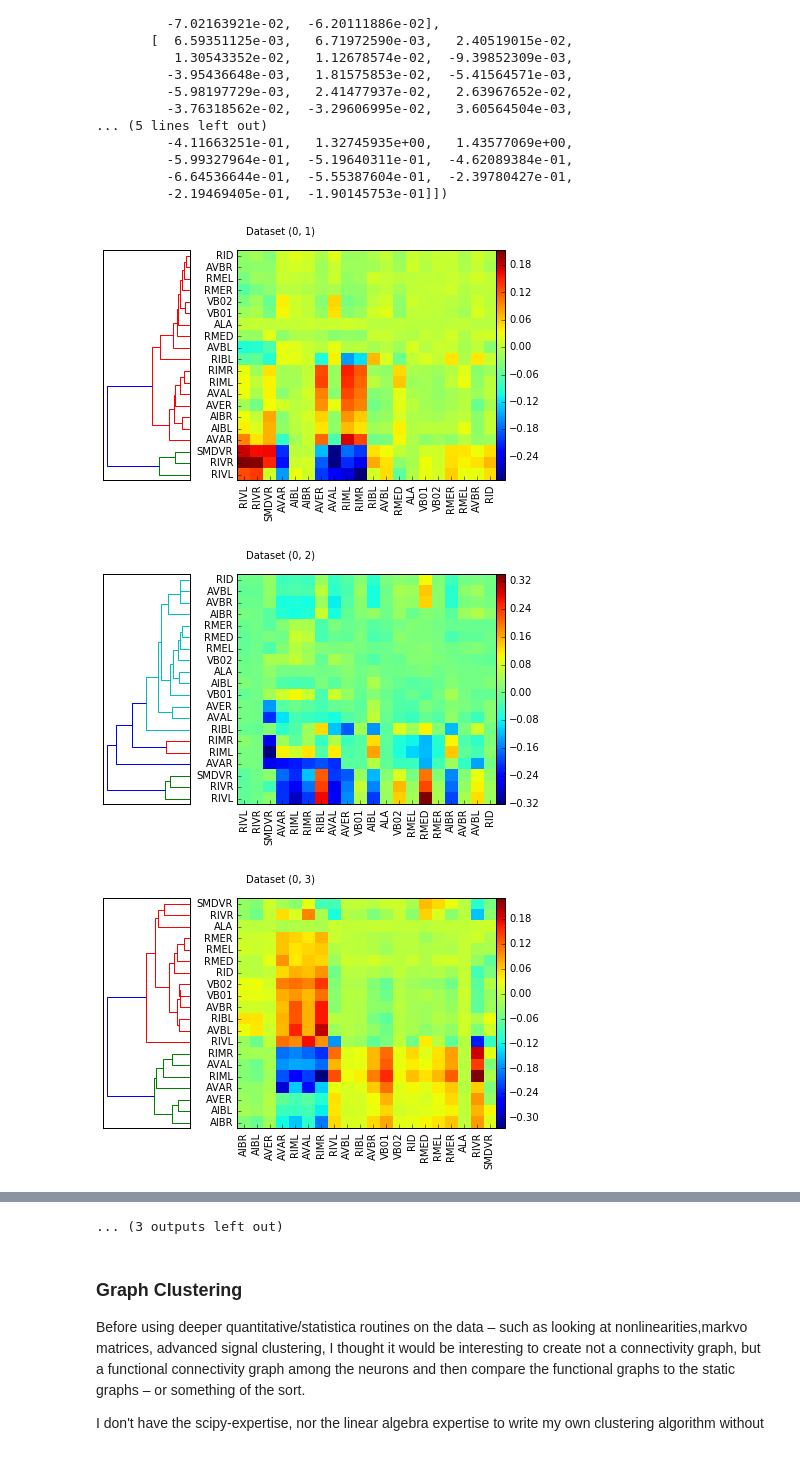
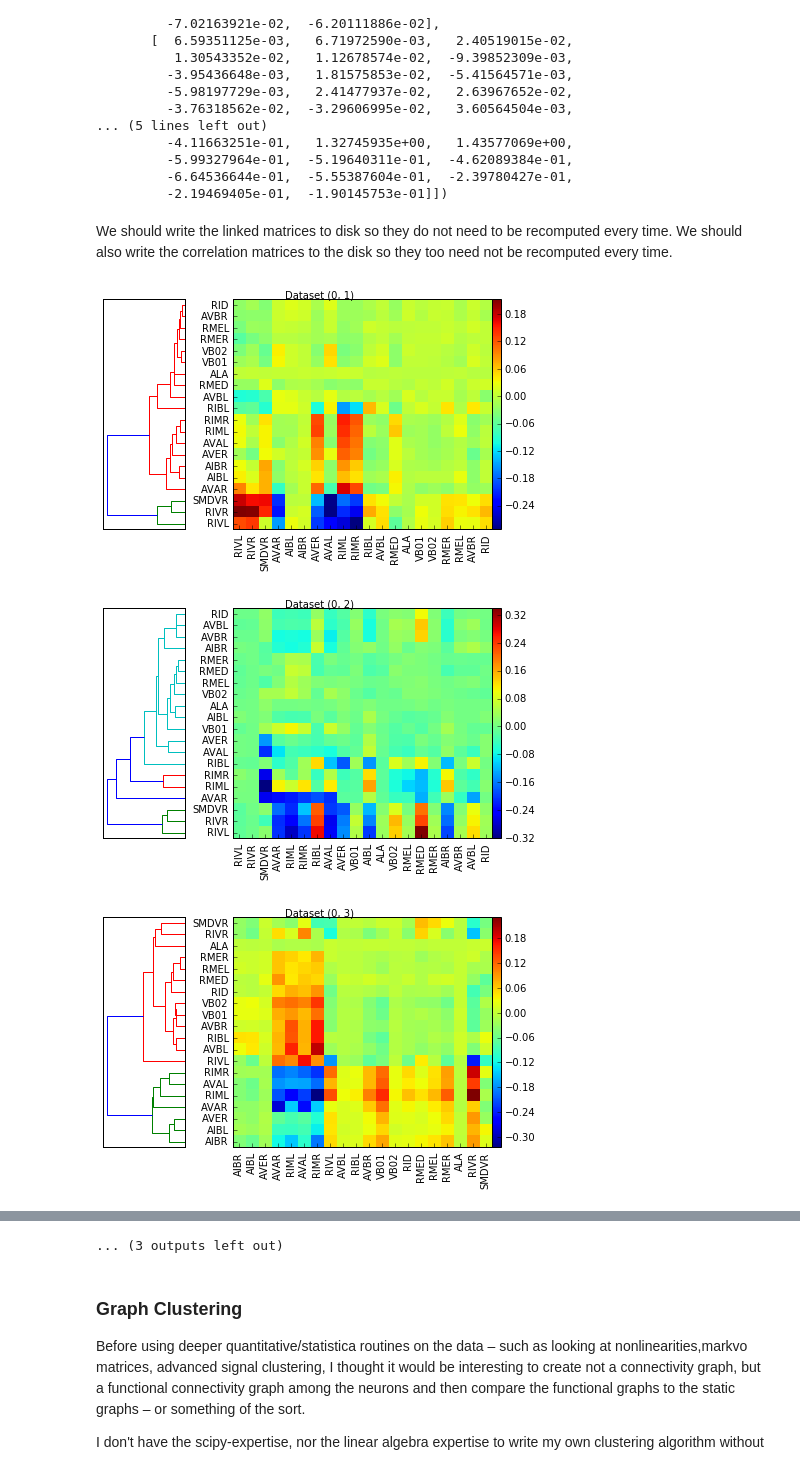
Before and after one commit to openworm/neuronal-analysis, a Jupyter notebook: laboratory/Katodata.ipynb, the cells around one changed output, grey strips where cells are left out. Cells and saved outputs as stored; diff of their text form; code cells hidden in the pictures.

```diff
--- a/laboratory/Katodata.ipynb
+++ b/laboratory/Katodata.ipynb
@@ -235,59 +207,61 @@ array([[  2.15379037e-01,   2.47281703e-01,   6.71972590e-03,
          -5.99327964e-01,  -5.19640311e-01,  -4.62089384e-01,
          -6.64536644e-01,  -5.55387604e-01,  -2.39780427e-01,
          -2.19469405e-01,  -1.90145753e-01]])
+# %% [markdown]
+We should write the linked matrices to disk so they do not need to be recomputed every time. We should also write the correlation matrices to the disk so they too need not be recomputed every time.
 # %%
 import os
 if not os.path.exists('./Dendrogram'):
     os.mkdir('./Dendrogram')
 
 import scipy
-import pylab
+import matplotlib.pyplot as plt
 import scipy.cluster.hierarchy as sch
-
-for i in groupings:
+%matplotlib qt
+for i in groupings: #in [(j,j) for j in xrange(5)]:
     D=cross_correlations[i]
 
     # Compute and plot dendrogram.
-    fig = pylab.figure()
+    fig = plt.figure()
     fig.suptitle('Dataset {0}'.format(i))
 
-    axdendro = fig.add_axes([0.09,0.1,0.2,0.8])
+    axdendro = fig.add_axes([0.00,0.15,0.19,0.8])
     Y = sch.linkage(D, method='centroid')
 
     Z = sch.dendrogram(Y, orientation='right', labels = global_neurons)
 
 
     # Plot distance matrix.
-    axmatrix = fig.add_axes([0.4,0.1,0.6,0.8])
+    axmatrix = fig.add_axes([0.3,0.15,0.6,0.8])
     index = Z['leaves']
     D = D[index]
     D = D[:,index]
     im = axmatrix.matshow(D, aspect='auto', origin='lower')
     axdendro.set_yticks([])
     axdendro.set_xticks([])
 
     # Plot colorbar.
-    axcolor = fig.add_axes([1.00,0.1,0.02,0.8])
+    axcolor = fig.add_axes([0.9,0.15,0.02,0.8])
     pylab.colorbar(im, cax=axcolor)
 
     ticks = np.array(global_neurons)[index]
     xticks = np.arange(0,len(ticks))
     yticks = np.arange(0,len(ticks))
 
     axmatrix.set_yticks(yticks, minor=False)
     axmatrix.set_yticklabels(ticks, minor=False)
     axmatrix.yaxis.set_ticks_position('left')
 
 
 
     axmatrix.set_xticks(xticks, minor=False)
     axmatrix.set_xticklabels(ticks, minor=False, rotation='vertical')
     axmatrix.xaxis.set_ticks_position('bottom')
 
     # Display and save figure.
     fig.show()
     fig.savefig('Dendrogram/dendrogram-{0}.png'.format(i))
 # %% [output]
-[figure, old version]
+[figure, new version]
-[figure, old version]
+[figure, new version]
-[figure, old version]
+[figure, new version]
```
Also changed, not shown: parts of 6 cells of this notebook, 21 other files.
